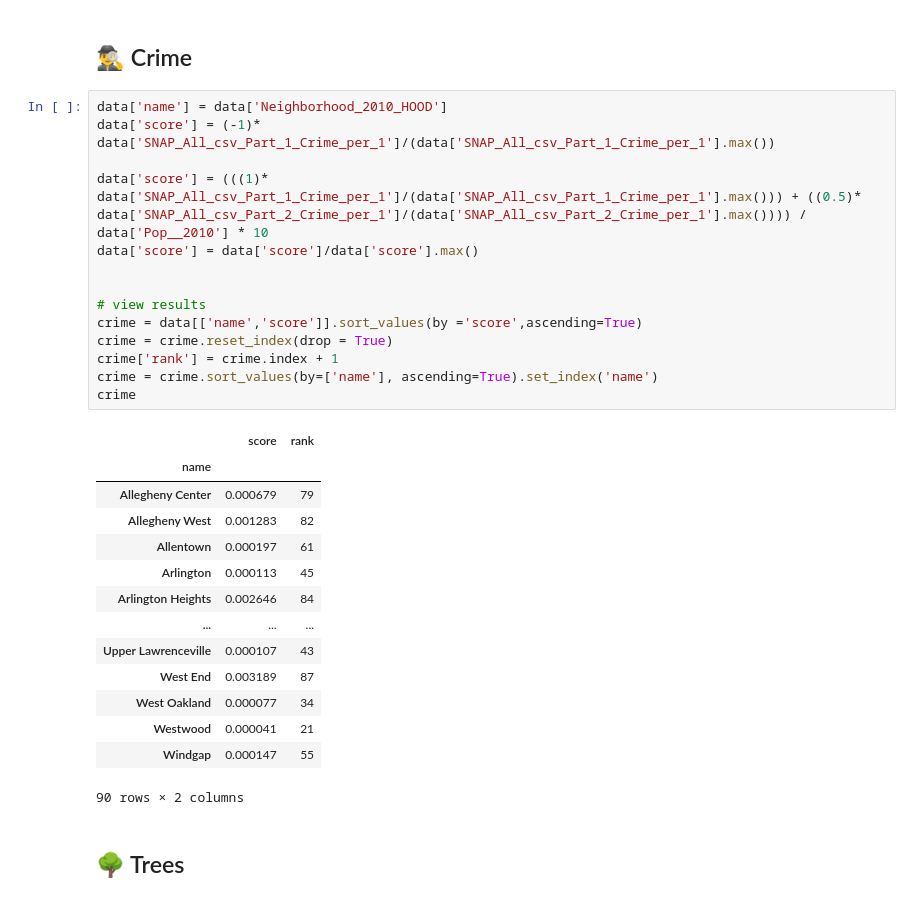
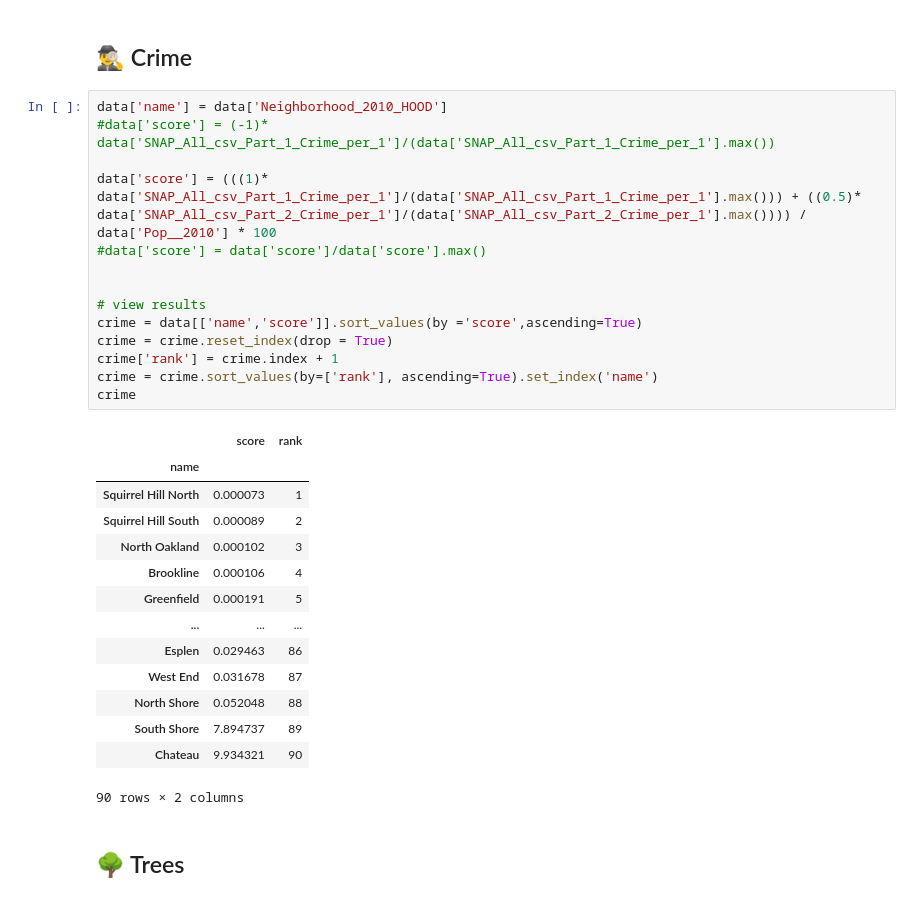
Before and after one commit to hunterbash/0010-final-project, a Jupyter notebook: final.ipynb, the cells around one changed output. Saved outputs shown, nothing was run; the diff lists cells and outputs as text.

```diff
--- a/final.ipynb
+++ b/final.ipynb
@@ -71,32 +71,32 @@ commute
 ## 🕵️‍♂️ Crime
 # %%
 data['name'] = data['Neighborhood_2010_HOOD']
-data['score'] = (-1)* data['SNAP_All_csv_Part_1_Crime_per_1']/(data['SNAP_All_csv_Part_1_Crime_per_1'].max())
+#data['score'] = (-1)* data['SNAP_All_csv_Part_1_Crime_per_1']/(data['SNAP_All_csv_Part_1_Crime_per_1'].max())
 
-data['score'] = (((1)* data['SNAP_All_csv_Part_1_Crime_per_1']/(data['SNAP_All_csv_Part_1_Crime_per_1'].max())) + ((0.5)* data['SNAP_All_csv_Part_2_Crime_per_1']/(data['SNAP_All_csv_Part_2_Crime_per_1'].max()))) / data['Pop__2010'] * 10
-data['score'] = data['score']/data['score'].max()
+data['score'] = (((1)* data['SNAP_All_csv_Part_1_Crime_per_1']/(data['SNAP_All_csv_Part_1_Crime_per_1'].max())) + ((0.5)* data['SNAP_All_csv_Part_2_Crime_per_1']/(data['SNAP_All_csv_Part_2_Crime_per_1'].max()))) / data['Pop__2010'] * 100
+#data['score'] = data['score']/data['score'].max()
 
 
 # view results
 crime = data[['name','score']].sort_values(by ='score',ascending=True)
 crime = crime.reset_index(drop = True)
 crime['rank'] = crime.index + 1
-crime = crime.sort_values(by=['name'], ascending=True).set_index('name')
+crime = crime.sort_values(by=['rank'], ascending=True).set_index('name')
 crime
 # %% [output]
 |  | score | rank |
 | name |  |  |
-| Allegheny Center | 0.000679 | 79 |
-| Allegheny West | 0.001283 | 82 |
-| Allentown | 0.000197 | 61 |
-| Arlington | 0.000113 | 45 |
-| Arlington Heights | 0.002646 | 84 |
+| Squirrel Hill North | 0.000073 | 1 |
+| Squirrel Hill South | 0.000089 | 2 |
+| North Oakland | 0.000102 | 3 |
+| Brookline | 0.000106 | 4 |
+| Greenfield | 0.000191 | 5 |
 | ... | ... | ... |
-| Upper Lawrenceville | 0.000107 | 43 |
-| West End | 0.003189 | 87 |
-| West Oakland | 0.000077 | 34 |
-| Westwood | 0.000041 | 21 |
-| Windgap | 0.000147 | 55 |
+| Esplen | 0.029463 | 86 |
+| West End | 0.031678 | 87 |
+| North Shore | 0.052048 | 88 |
+| South Shore | 7.894737 | 89 |
+| Chateau | 9.934321 | 90 |
 90 rows × 2 columns
 # %% [markdown]
 ## 🌳 Trees
```
Also changed, not shown: parts of 1 cell of this notebook.
